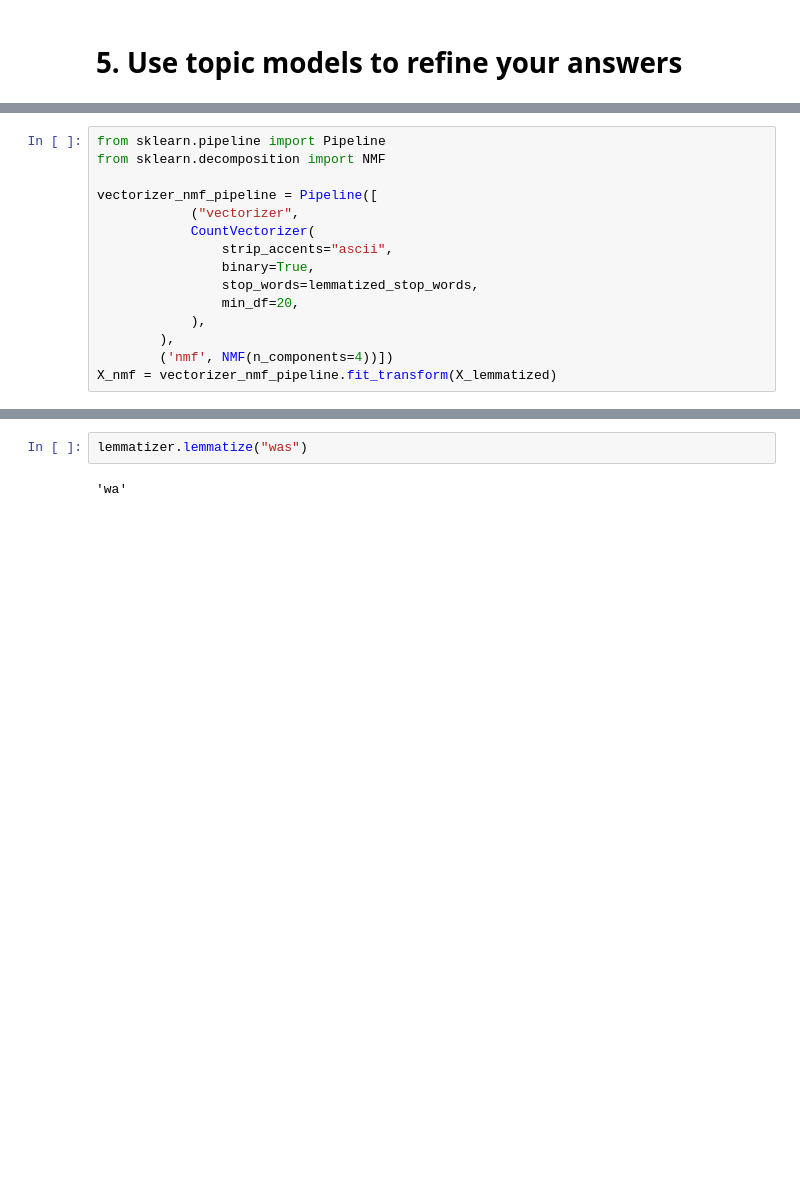
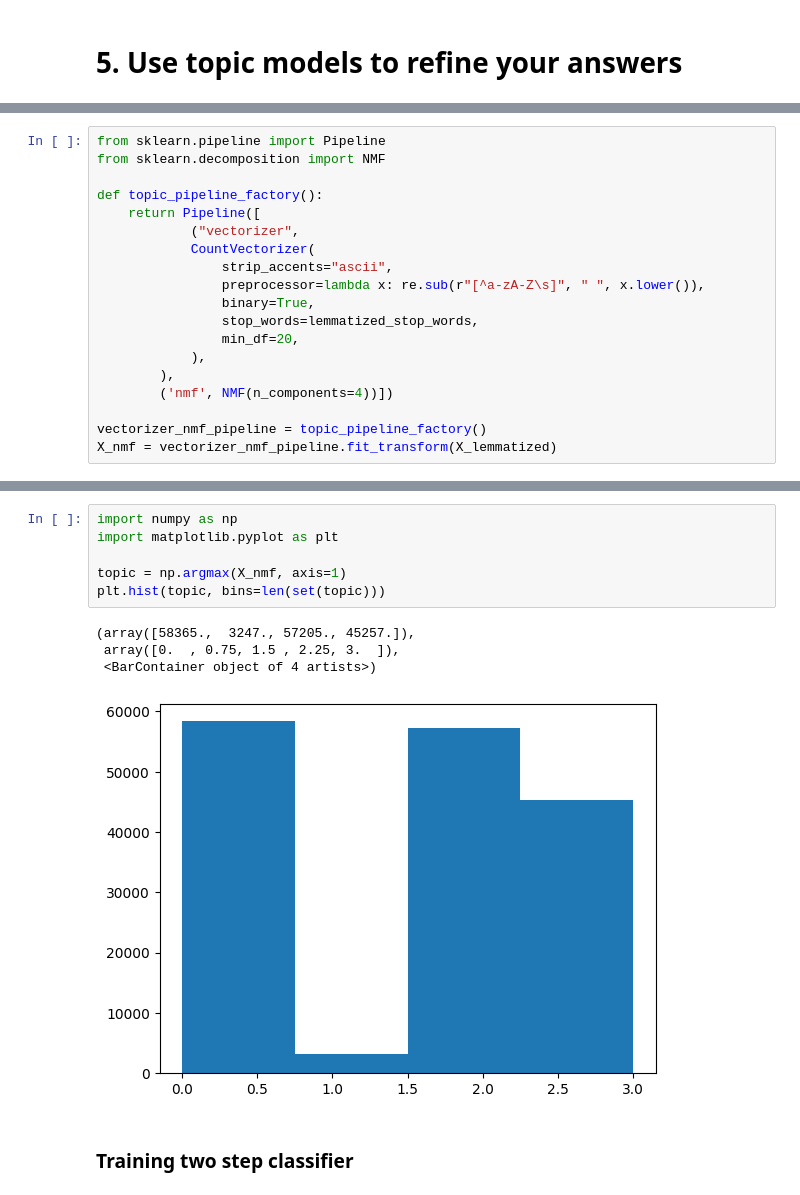
Before and after one commit to arthurchieppe/reviews-sentiment-analysis, a Jupyter notebook: exploratory_analysis.ipynb, the cells around one changed output, grey strips where cells are left out. Saved outputs shown, nothing was run; the diff lists cells and outputs as text; blank space fills up the shorter version.

```diff
--- a/exploratory_analysis.ipynb
+++ b/exploratory_analysis.ipynb
@@ -409,16 +418,20 @@ def print_words_in_topics(nmf, vectorizer):
 from sklearn.pipeline import Pipeline
 from sklearn.decomposition import NMF
 
-vectorizer_nmf_pipeline = Pipeline([
+def topic_pipeline_factory():
+    return Pipeline([
             ("vectorizer",
             CountVectorizer(
                 strip_accents="ascii",
+                preprocessor=lambda x: re.sub(r"[^a-zA-Z\s]", " ", x.lower()),
                 binary=True,
                 stop_words=lemmatized_stop_words,
                 min_df=20,
             ),
         ),
         ('nmf', NMF(n_components=4))])
+
+vectorizer_nmf_pipeline = topic_pipeline_factory()
 X_nmf = vectorizer_nmf_pipeline.fit_transform(X_lemmatized)
 # %%
 print_words_in_topics(vectorizer_nmf_pipeline['nmf'], vectorizer_nmf_pipeline['vectorizer'])
@@ -441,6 +454,15 @@ product
 love
 great
-# %%
-lemmatizer.lemmatize("was")
-# %% [output]
-'wa'
+# %%
+import numpy as np
+import matplotlib.pyplot as plt
+
+topic = np.argmax(X_nmf, axis=1)
+plt.hist(topic, bins=len(set(topic)))
+# %% [output]
+(array([58365.,  3247., 57205., 45257.]),
+ array([0.  , 0.75, 1.5 , 2.25, 3.  ]),
+ <BarContainer object of 4 artists>)
+[figure, added]
+# %% [markdown]
+### Training two step classifier
```
Also changed, not shown: parts of 14 cells of this notebook, 2 other files.
